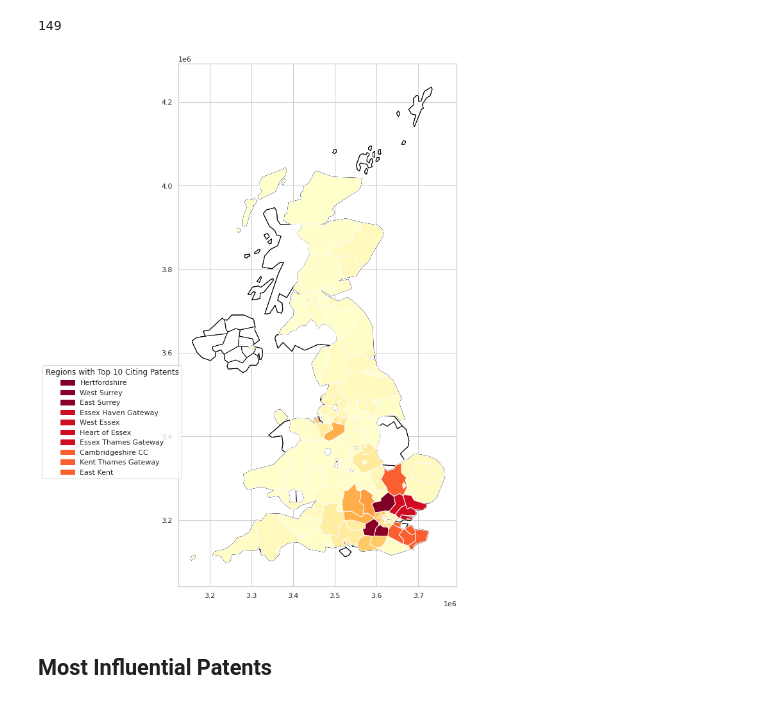
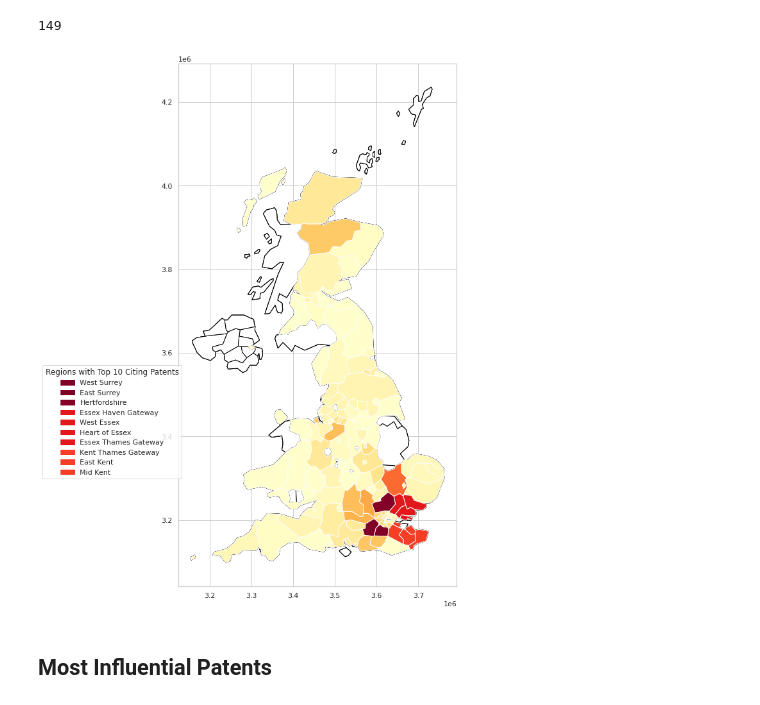
Before and after one commit to zhuoranliu22/dissertation, a Jupyter notebook: Analysis.ipynb, the cells around one changed output. Saved outputs shown, nothing was run; the diff lists cells and outputs as text; code cells hidden in the pictures.

```diff
--- a/Analysis.ipynb
+++ b/Analysis.ipynb
@@ -786,7 +786,7 @@ patent_counts_df = patent_counts.reset_index()
 # Rename the columns
 patent_counts_df.columns = ['reg_code_citing', 'Total_Patent_Count']
 
-patent_counts_df = patent_counts_df.merge(year_counts, on = 'reg_code_citing', how = 'left')
+patent_counts_df = patent_counts_df.merge(year_counts_citing, on = 'reg_code_citing', how = 'left')
 print(patent_counts_df['year_count'].isna().sum())
 # %% [output]
 0
@@ -825,37 +825,37 @@ base = uk_gdf.plot(ax=ax, color='white', edgecolor='black')
 # Add regions to the base map
 citing_counts_gdf.plot(ax=base, column='normalized_patent_counts', cmap='YlOrRd')
 
 # Move the legend to the right
 leg = ax.get_legend()
 
 # Label regions
 # Find the top 10 regions
 top10 = citing_counts_gdf.nlargest(10, 'normalized_patent_counts')
 top10_colors = top10['normalized_patent_counts']
 
 cmap = plt.get_cmap('YlOrRd')
 
 # Get min and max citation counts for normalization
-vmin = citing_counts_gdf['Total_Patent_Count'].min()
-vmax = citing_counts_gdf['Total_Patent_Count'].max()
+vmin = citing_counts_gdf['normalized_patent_counts'].min()
+vmax = citing_counts_gdf['normalized_patent_counts'].max()
 
 # Generate legend elements
 legend_elements = []
 
 # Add top 10 regions to the legend
 for idx, row in top10.iterrows():
-    color = cmap((row['Total_Patent_Count'] - vmin) / (vmax - vmin))
+    color = cmap((row['normalized_patent_counts'] - vmin) / (vmax - vmin))
     patch = mpatches.Patch(color=color, label=row['NUTS_NAME'])
     legend_elements.append(patch)
 
 # Create the legend
 ax.legend(handles=legend_elements, loc='lower left',bbox_to_anchor=(-0.5, 0.2), title='Regions with Top 10 Citing Patents')
 
 plt.savefig('Citing_map.png', dpi=300, bbox_inches='tight')
 
 plt.show()
 # %% [output]
-[figure, old version]
+[figure, new version]
 # %% [markdown]
 ## Most Influential Patents
 # %%
```
Also changed, not shown: parts of 41 cells of this notebook, 4 other files.
